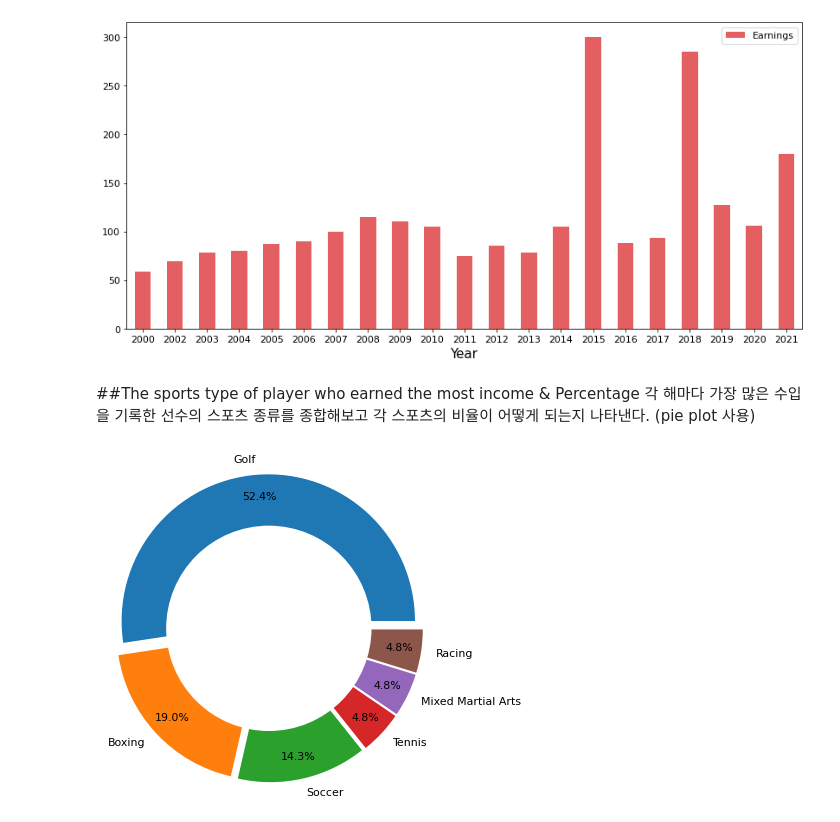
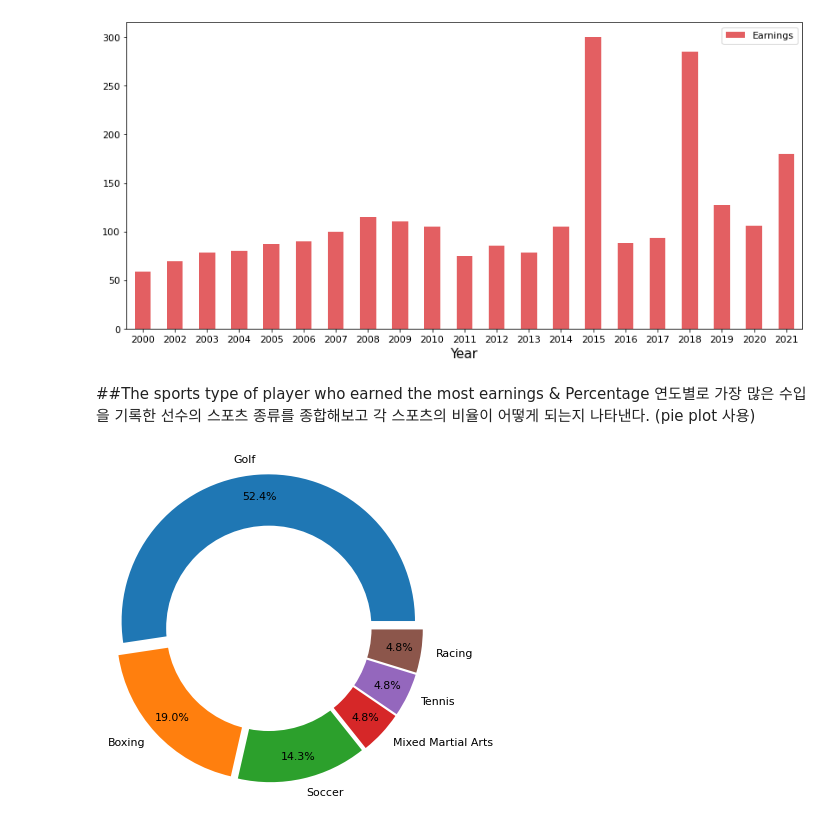
Before and after one commit to gjsin1105/DAP__, a Jupyter notebook: FinalProject.ipynb, the cells around one changed output. Drawn from its saved outputs; the diff is of its cells as text; code cells hidden in the pictures.

```diff
--- a/FinalProject.ipynb
+++ b/FinalProject.ipynb
@@ -207,18 +207,18 @@ plt.show()
 # %% [output]
 [figure]
 # %% [markdown]
-##The sports type of player who earned the most income & Percentage
-각 해마다 가장 많은 수입을 기록한 선수의 스포츠 종류를 종합해보고 각 스포츠의 비율이 어떻게 되는지 나타낸다.
+##The sports type of player who earned the most earnings & Percentage
+연도별로 가장 많은 수입을 기록한 선수의 스포츠 종류를 종합해보고 각 스포츠의 비율이 어떻게 되는지 나타낸다.
 (pie plot 사용)
 # %%
 sportcount = top_year.value_counts('Sport')
 fig, ax = plt.subplots(figsize=(6,6))
-ax.pie(sportcount, labels=['Golf','Boxing','Soccer','Tennis','Mixed Martial Arts', 'Racing'],
+ax.pie(sportcount, labels=['Golf','Boxing','Soccer','Mixed Martial Arts', 'Tennis', 'Racing'],
        autopct="%1.1f%%", pctdistance=0.85, explode=(0.05,0.05,0.05,0.05,0.05,0.05))
 centre_circle = plt.Circle((0,0),0.70,fc='white')
 fig = plt.gcf()
 fig.gca().add_artist(centre_circle)
 ax.axis('equal')
 plt.show()
 # %% [output]
-[figure, old version]
+[figure, new version]
```
Also changed, not shown: parts of 13 cells of this notebook.
